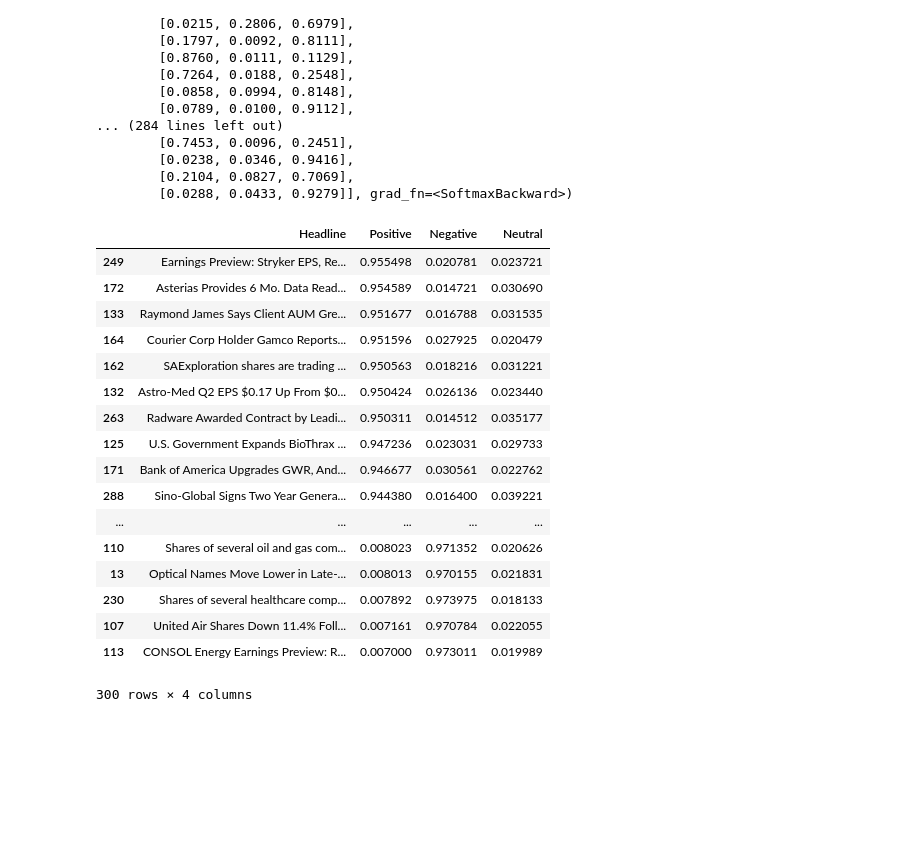
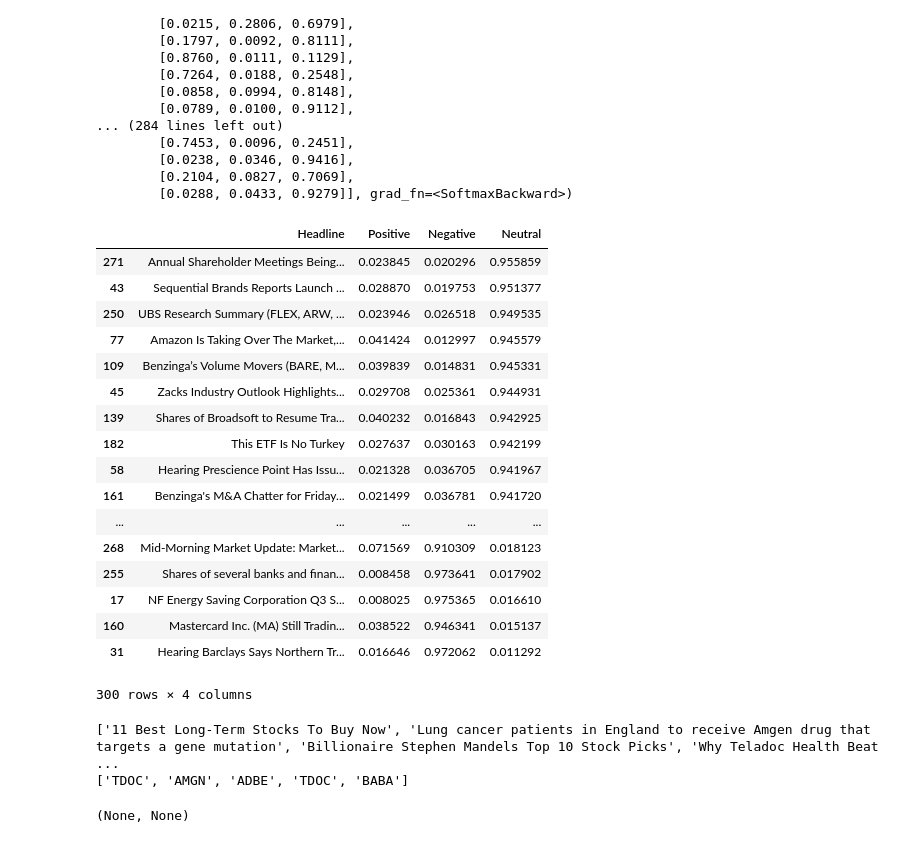
Before and after one commit to Michiel-DK/finbert, a Jupyter notebook: notebooks/try.ipynb, the cells around one changed output. Saved outputs shown, nothing was run; the diff lists cells and outputs as text; code cells hidden in the pictures; blank space fills up the shorter version.

```diff
--- a/notebooks/try.ipynb
+++ b/notebooks/try.ipynb
@@ -89,23 +89,23 @@ table = {'Headline':headlines_list,
 
 df = pd.DataFrame(table, columns = ["Headline", "Positive", "Negative", "Neutral"])
 # %%
-df.sort_values(by='Positive', ascending=False)
+df.sort_values(by='Neutral', ascending=False)
 # %% [output]
 |  | Headline | Positive | Negative | Neutral |
-| 249 | Earnings Preview: Stryker EPS, Re... | 0.955498 | 0.020781 | 0.023721 |
-| 172 | Asterias Provides 6 Mo. Data Read... | 0.954589 | 0.014721 | 0.030690 |
-| 133 | Raymond James Says Client AUM Gre... | 0.951677 | 0.016788 | 0.031535 |
-| 164 | Courier Corp Holder Gamco Reports... | 0.951596 | 0.027925 | 0.020479 |
-| 162 | SAExploration shares are trading ... | 0.950563 | 0.018216 | 0.031221 |
-| 132 | Astro-Med Q2 EPS $0.17 Up From $0... | 0.950424 | 0.026136 | 0.023440 |
-| 263 | Radware Awarded Contract by Leadi... | 0.950311 | 0.014512 | 0.035177 |
-| 125 | U.S. Government Expands BioThrax ... | 0.947236 | 0.023031 | 0.029733 |
-| 171 | Bank of America Upgrades GWR, And... | 0.946677 | 0.030561 | 0.022762 |
-| 288 | Sino-Global Signs Two Year Genera... | 0.944380 | 0.016400 | 0.039221 |
+| 271 | Annual Shareholder Meetings Being... | 0.023845 | 0.020296 | 0.955859 |
+| 43 | Sequential Brands Reports Launch ... | 0.028870 | 0.019753 | 0.951377 |
+| 250 | UBS Research Summary (FLEX, ARW, ... | 0.023946 | 0.026518 | 0.949535 |
+| 77 | Amazon Is Taking Over The Market,... | 0.041424 | 0.012997 | 0.945579 |
+| 109 | Benzinga’s Volume Movers (BARE, M... | 0.039839 | 0.014831 | 0.945331 |
+| 45 | Zacks Industry Outlook Highlights... | 0.029708 | 0.025361 | 0.944931 |
+| 139 | Shares of Broadsoft to Resume Tra... | 0.040232 | 0.016843 | 0.942925 |
+| 182 | This ETF Is No Turkey | 0.027637 | 0.030163 | 0.942199 |
+| 58 | Hearing Prescience Point Has Issu... | 0.021328 | 0.036705 | 0.941967 |
+| 161 | Benzinga's M&A Chatter for Friday... | 0.021499 | 0.036781 | 0.941720 |
 | ... | ... | ... | ... | ... |
-| 110 | Shares of several oil and gas com... | 0.008023 | 0.971352 | 0.020626 |
-| 13 | Optical Names Move Lower in Late-... | 0.008013 | 0.970155 | 0.021831 |
-| 230 | Shares of several healthcare comp... | 0.007892 | 0.973975 | 0.018133 |
-| 107 | United Air Shares Down 11.4% Foll... | 0.007161 | 0.970784 | 0.022055 |
-| 113 | CONSOL Energy Earnings Preview: R... | 0.007000 | 0.973011 | 0.019989 |
+| 268 | Mid-Morning Market Update: Market... | 0.071569 | 0.910309 | 0.018123 |
+| 255 | Shares of several banks and finan... | 0.008458 | 0.973641 | 0.017902 |
+| 17 | NF Energy Saving Corporation Q3 S... | 0.008025 | 0.975365 | 0.016610 |
+| 160 | Mastercard Inc. (MA) Still Tradin... | 0.038522 | 0.946341 | 0.015137 |
+| 31 | Hearing Barclays Says Northern Tr... | 0.016646 | 0.972062 | 0.011292 |
 300 rows × 4 columns
@@ -111,0 +125,13 @@ df.sort_values(by='Positive', ascending=False)
+# %%
+import numpy as np
+headlines_array = np.array(new_ls)
+headlines_array
+np.random.shuffle(headlines_array)
+headlines_list = list(headlines_array[:,1])
+ticker_list = list(headlines_array[:,-1])
+
+print(headlines_list[:5]), print(ticker_list[:5])
+# %% [output]
+['11 Best Long-Term Stocks To Buy Now', 'Lung cancer patients in England to receive Amgen drug that targets a gene mutation', 'Billionaire Stephen Mandels Top 10 Stock Picks', 'Why Teladoc Health Beat ...
+['TDOC', 'AMGN', 'ADBE', 'TDOC', 'BABA']
+(None, None)
```
Also changed, not shown: parts of 9 cells of this notebook, 1 other file.
